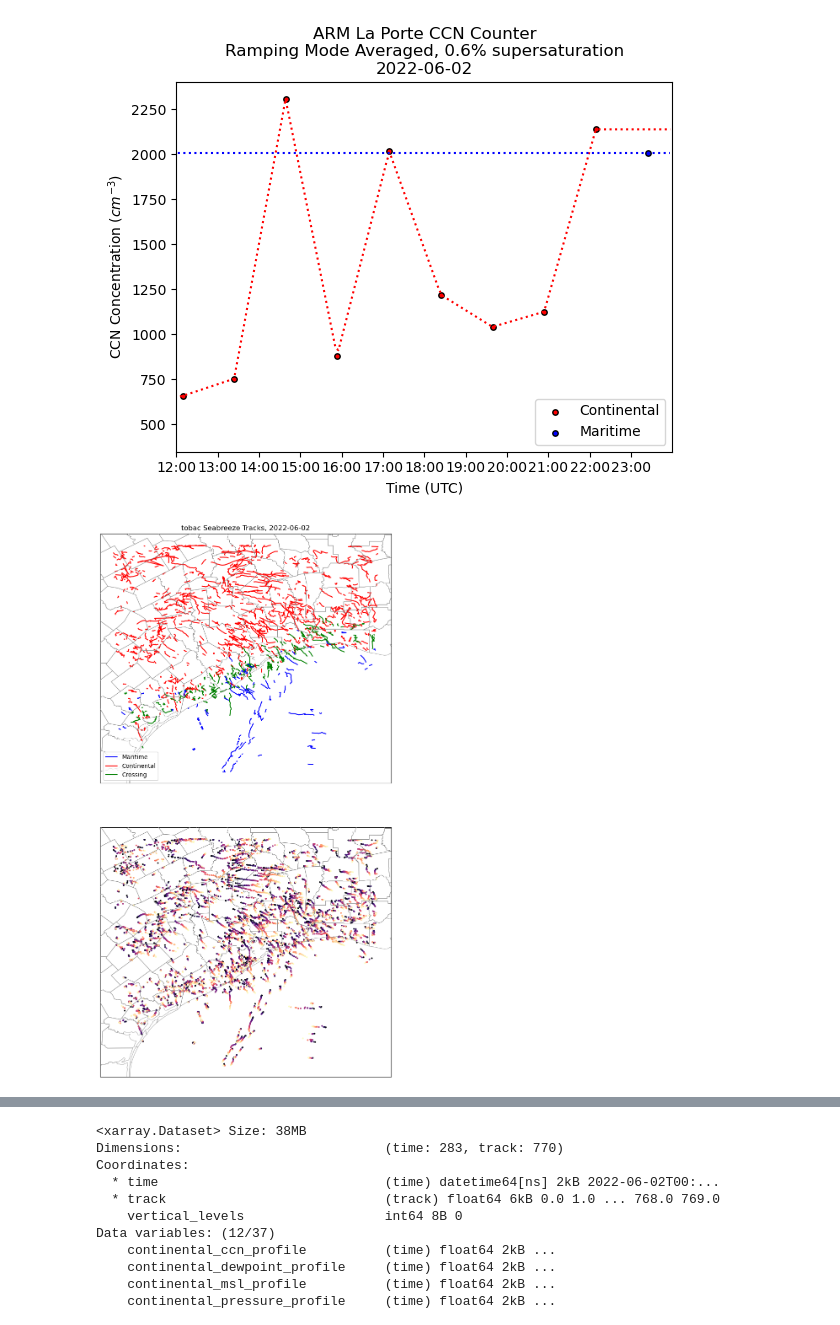
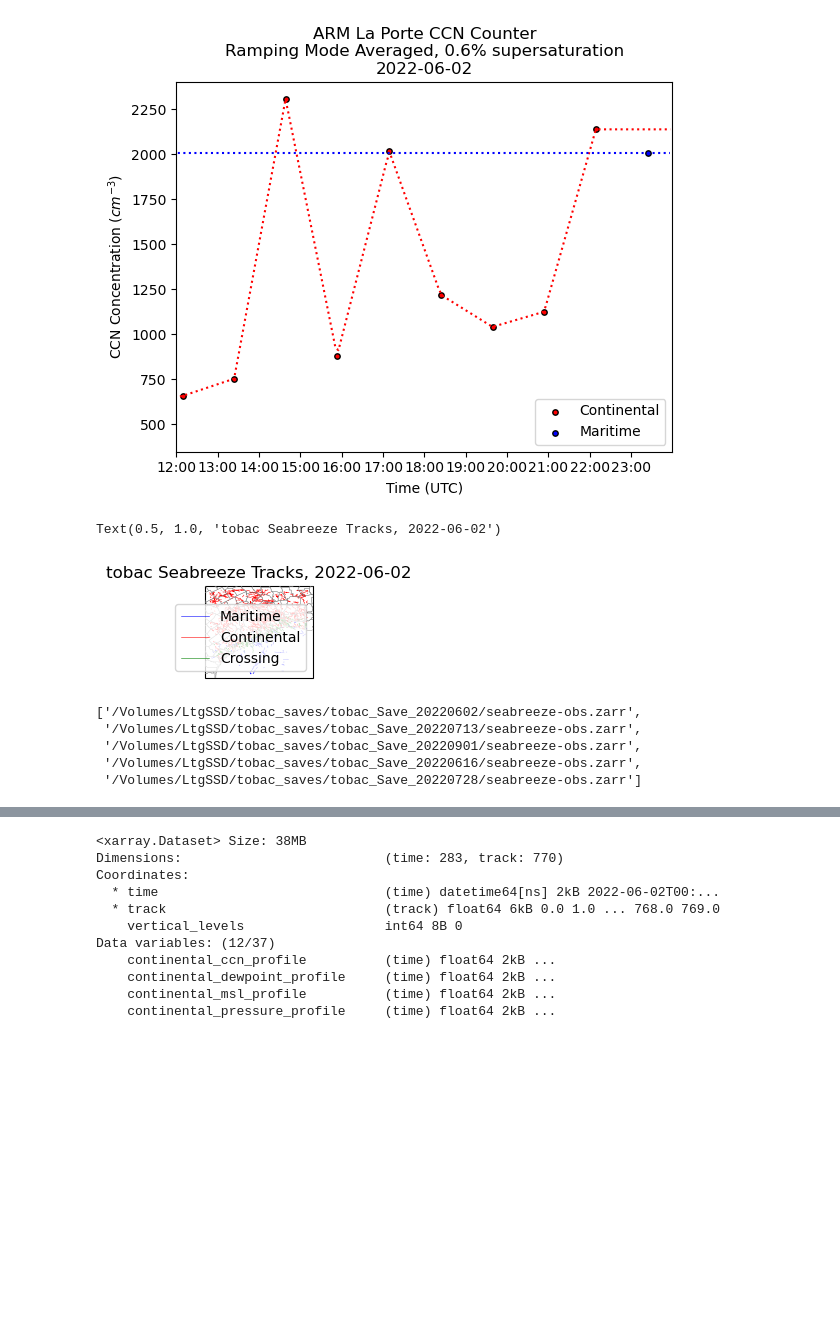
Before and after one commit to wx4stg/tracer-analysis, a Jupyter notebook: agu.ipynb, the cells around one changed output, grey strips where cells are left out. Drawn from its saved outputs; the diff is of its cells as text; code cells hidden in the pictures; blank space fills up the shorter version.

```diff
--- a/agu.ipynb
+++ b/agu.ipynb
@@ -190,28 +165,37 @@ ax.legend(loc='lower right')
 <matplotlib.legend.Legend at 0x...>
 [figure]
 # %%
-track_fig, (track_ax, points_ax) = plt.subplots(2, 1, subplot_kw={'projection': ccrs.PlateCarree()})
+fig = plt.figure()
+track_ax = fig.add_subplot(1, 4, 1, projection=ccrs.PlateCarree())
 # track_ax = plt.axes(projection=ccrs.PlateCarree())
 mar_art = None
 cont_art = None
 cross_art = None
 for this_track in tfm.track:
     this_track_ds = tfm.sel(track=this_track)
-    points_ax.scatter(this_track_ds.track_lon, this_track_ds.track_lat, c=this_track_ds.time, cmap='magma', s=3, zorder=3)
+    # points_ax.scatter(this_track_ds.track_lon, this_track_ds.track_lat, c=this_track_ds.time, cmap='magma', s=3, zorder=3)
     this_track_sbf = np.nanmean(this_track_ds.track_seabreeze.data)
     if this_track_sbf == -1:
-        mar_art, = track_ax.plot(this_track_ds.track_lon, this_track_ds.track_lat, c='b', label='Maritime', zorder=2)
+        mar_art, = track_ax.plot(this_track_ds.track_lon, this_track_ds.track_lat, c='b', linewidth=0.4, label='Maritime', zorder=2)
     elif this_track_sbf == -2:
-        cont_art, = track_ax.plot(this_track_ds.track_lon, this_track_ds.track_lat, c='r', label='Continental', zorder=2)
+        cont_art, = track_ax.plot(this_track_ds.track_lon, this_track_ds.track_lat, c='r', linewidth=0.4, label='Continental', zorder=2)
     else:
-        cross_art, = track_ax.plot(this_track_ds.track_lon, this_track_ds.track_lat, c='g', label='Crossing', zorder=2)
-track_ax.add_feature(USCOUNTIES.with_scale('5m'), zorder=3, edgecolor='gray', linewidth=0.5)
-points_ax.add_feature(USCOUNTIES.with_scale('5m'), zorder=3, edgecolor='gray', linewidth=0.5)
-track_ax.legend(handles=(mar_art, cont_art, cross_art), labels=('Maritime', 'Continental', 'Crossing'))
+        cross_art, = track_ax.plot(this_track_ds.track_lon, this_track_ds.track_lat, c='g', linewidth=0.4, label='Crossing', zorder=2)
+track_ax.add_feature(USCOUNTIES.with_scale('5m'), zorder=3, edgecolor='gray', linewidth=0.25)
+# points_ax.add_feature(USCOUNTIES.with_scale('5m'), zorder=3, edgecolor='gray', linewidth=0.5)
+track_ax.legend(handles=(mar_art, cont_art, cross_art), labels=('Maritime', 'Continental', 'Crossing'), loc='lower right')
 track_ax.set_title(f'tobac Seabreeze Tracks, {date_i_want.strftime("%Y-%m-%d")}')
-track_fig.set_size_inches(720*px, 2*720*px)
-track_fig.tight_layout()
+# track_fig.set_size_inches(720*px, 2*720*px)
+# track_fig.tight_layout()
 # %% [output]
+Text(0.5, 1.0, 'tobac Seabreeze Tracks, 2022-06-02')
-[figure, old version]
+[figure, new version]
 # %%
 all_sbf_obs = glob('/Volumes/LtgSSD/tobac_saves/tobac_Save_*/seabreeze-obs.zarr')
+all_sbf_obs
+# %% [output]
+['/Volumes/LtgSSD/tobac_saves/tobac_Save_20220602/seabreeze-obs.zarr',
+ '/Volumes/LtgSSD/tobac_saves/tobac_Save_20220713/seabreeze-obs.zarr',
+ '/Volumes/LtgSSD/tobac_saves/tobac_Save_20220901/seabreeze-obs.zarr',
+ '/Volumes/LtgSSD/tobac_saves/tobac_Save_20220616/seabreeze-obs.zarr',
+ '/Volumes/LtgSSD/tobac_saves/tobac_Save_20220728/seabreeze-obs.zarr']
```
Also changed, not shown: parts of 12 cells of this notebook, 5 other files.
